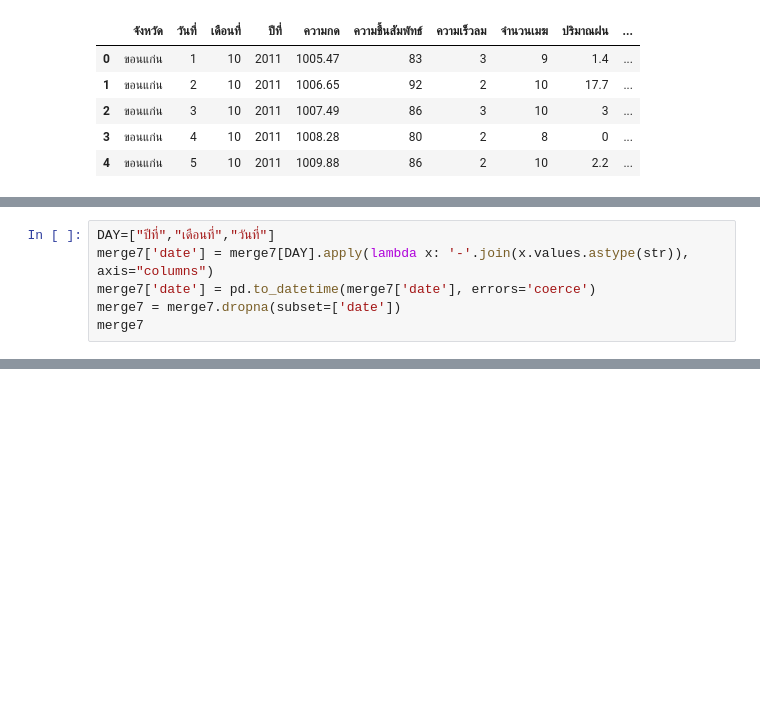
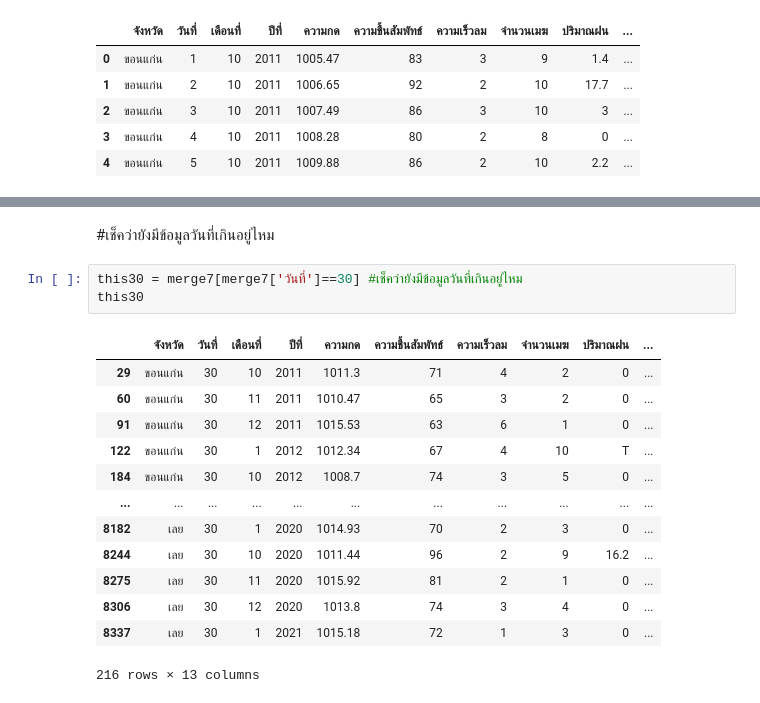
Before and after one commit to Kanchanasud/bsc_dpdm22, a Jupyter notebook: Quiz_Group_5_20_of_Midterm33.ipynb, the cells around one changed output, grey strips where cells are left out. Drawn from its saved outputs; the diff is of its cells as text; blank space fills up the shorter version.

```diff
--- a/Quiz_Group_5_20_of_Midterm33.ipynb
+++ b/Quiz_Group_5_20_of_Midterm33.ipynb
@@ -801,6 +852,0 @@ merge7
-# %%
-DAY=["ปีที่","เดือนที่","วันที่"]
-merge7['date'] = merge7[DAY].apply(lambda x: '-'.join(x.values.astype(str)), axis="columns")
-merge7['date'] = pd.to_datetime(merge7['date'], errors='coerce')
-merge7 = merge7.dropna(subset=['date'])
-merge7
@@ -806,0 +873,19 @@ merge7
+# %% [markdown]
+#เช็คว่ายังมีข้อมูลวันที่เกินอยู่ไหม
+# %%
+this30 = merge7[merge7['วันที่']==30] #เช็คว่ายังมีข้อมูลวันที่เกินอยู่ไหม
+this30
+# %% [output]
+|  | จังหวัด | วันที่ | เดือนที่ | ปีที่ | ความกด | ความชื้นสัมพัทธ์ | ความเร็วลม | จำนวนเมฆ | ปริมาณฝน | ... |
+| 29 | ขอนแก่น | 30 | 10 | 2011 | 1011.3 | 71 | 4 | 2 | 0 | ... |
+| 60 | ขอนแก่น | 30 | 11 | 2011 | 1010.47 | 65 | 3 | 2 | 0 | ... |
+| 91 | ขอนแก่น | 30 | 12 | 2011 | 1015.53 | 63 | 6 | 1 | 0 | ... |
+| 122 | ขอนแก่น | 30 | 1 | 2012 | 1012.34 | 67 | 4 | 10 | T | ... |
+| 184 | ขอนแก่น | 30 | 10 | 2012 | 1008.7 | 74 | 3 | 5 | 0 | ... |
+| ... | ... | ... | ... | ... | ... | ... | ... | ... | ... | ... |
+| 8182 | เลย | 30 | 1 | 2020 | 1014.93 | 70 | 2 | 3 | 0 | ... |
+| 8244 | เลย | 30 | 10 | 2020 | 1011.44 | 96 | 2 | 9 | 16.2 | ... |
+| 8275 | เลย | 30 | 11 | 2020 | 1015.92 | 81 | 2 | 1 | 0 | ... |
+| 8306 | เลย | 30 | 12 | 2020 | 1013.8 | 74 | 3 | 4 | 0 | ... |
+| 8337 | เลย | 30 | 1 | 2021 | 1015.18 | 72 | 1 | 3 | 0 | ... |
+216 rows × 13 columns
```
Also changed, not shown: parts of 13 cells of this notebook.
